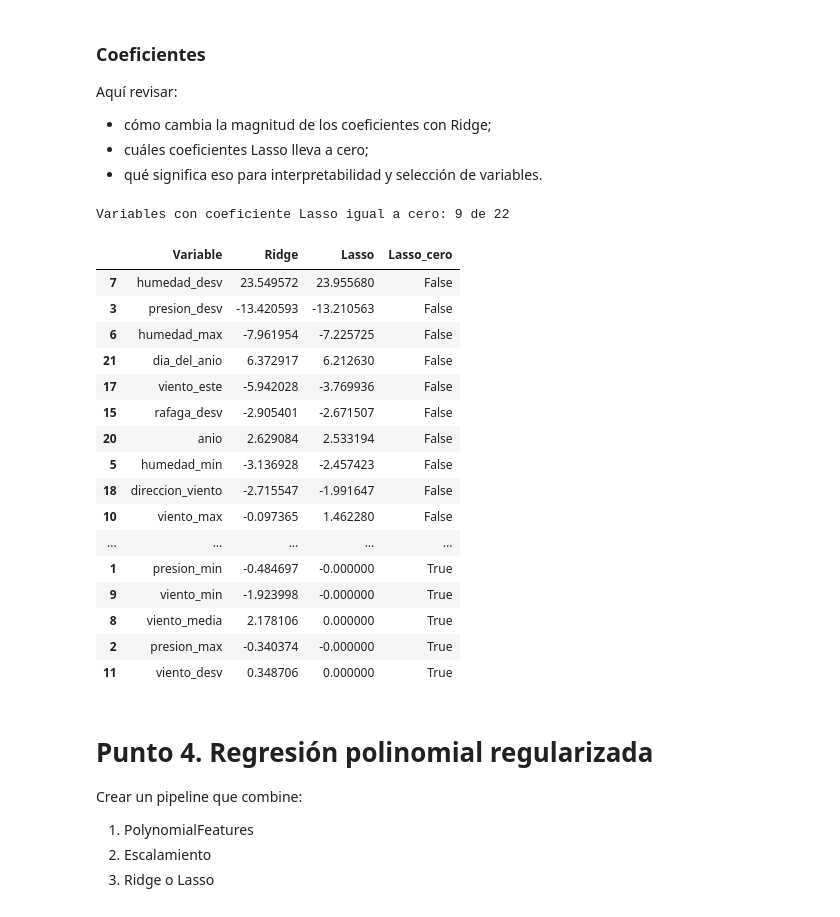
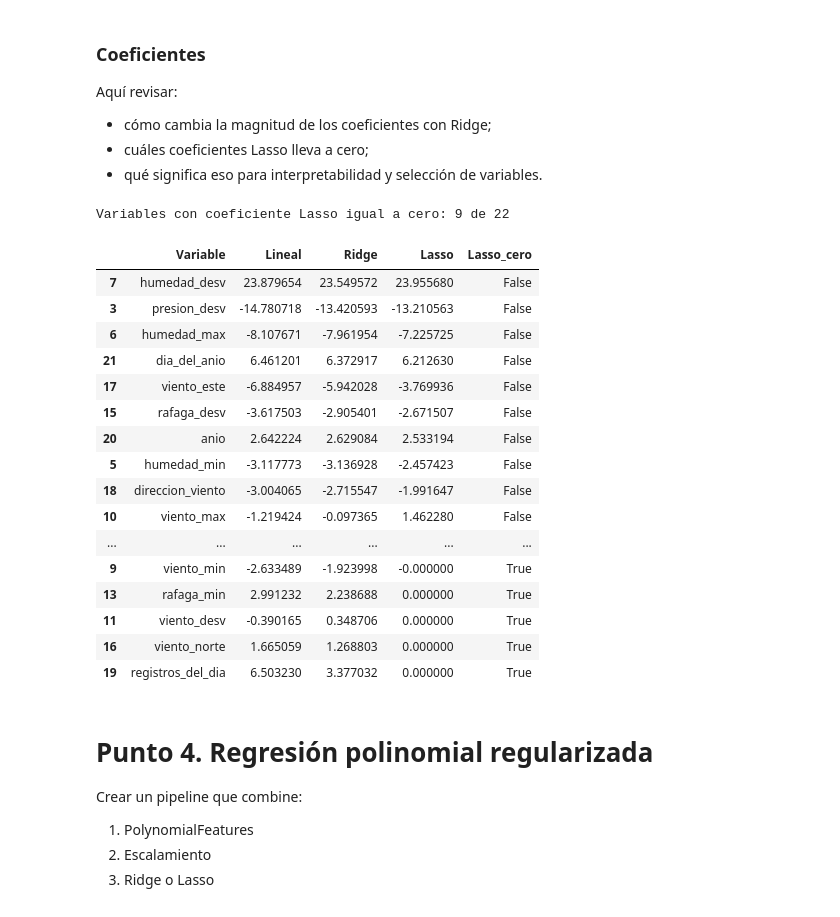
Before and after one commit to vergarave/Lab2_ML, a Jupyter notebook: Laboratorio_2.ipynb, the cells around one changed output. Cells and saved outputs as stored; diff of their text form; code cells hidden in the pictures.

```diff
--- a/Laboratorio_2.ipynb
+++ b/Laboratorio_2.ipynb
@@ -267,4 +265,27 @@ grid_lasso = GridSearchCV(
 )
 grid_lasso.fit(X_train, y_train)
 print("Lasso:", grid_lasso.best_params_, "RMSE CV:", -grid_lasso.best_score_)
+
+pipeline_linear = Pipeline([
+    ("imputer", SimpleImputer(strategy="median")),
+    ("scaler", MinMaxScaler()),
+    ("model", LinearRegression())
+])
+
+linear_cv = cross_validate(
+    pipeline_linear,
+    X_train,
+    y_train,
+    cv=5,
+    scoring="neg_root_mean_squared_error",
+    n_jobs=-1
+)
+linear_cv_rmse = -linear_cv["test_score"]
+pipeline_linear.fit(X_train, y_train)
+
+print(
+    "Lineal sin regularización:",
+    f"RMSE CV medio: {linear_cv_rmse.mean():.4f}",
+    f"| std: {linear_cv_rmse.std():.4f}"
+)
 # %% [output]
@@ -294,6 +316,7 @@ Lasso: {'model__alpha': 0.01, 'scaler': MinMaxScaler()} RMSE CV: 7.2807279172179
 # %% [markdown]
 ### Evaluación en test
 # %%
+best_linear = pipeline_linear
 best_ridge = grid_ridge.best_estimator_
 best_lasso = grid_lasso.best_estimator_
 
@@ -307,6 +330,7 @@ def test_metrics(model, name):
     }
 
 resultados_reg = pd.DataFrame([
+    test_metrics(best_linear, "Lineal"),
     test_metrics(best_ridge, "Ridge"),
     test_metrics(best_lasso, "Lasso")
 ])
@@ -323,37 +348,40 @@ Aquí revisar:
 - cuáles coeficientes Lasso lleva a cero;
 - qué significa eso para interpretabilidad y selección de variables.
 # %%
+coef_linear = best_linear.named_steps["model"].coef_
 coef_lasso = best_lasso.named_steps["model"].coef_
 coef_ridge = best_ridge.named_steps["model"].coef_
 
 coef_df = pd.DataFrame({
     "Variable": X_train.columns,
+    "Lineal": coef_linear,
     "Ridge": coef_ridge,
     "Lasso": coef_lasso
 })
 coef_df["Lasso_cero"] = np.isclose(coef_df["Lasso"], 0.0, atol=1e-8)
 coef_df = coef_df.sort_values("Lasso", key=np.abs, ascending=False)
+
 print(f"Variables con coeficiente Lasso igual a cero: {coef_df['Lasso_cero'].sum()} de {len(coef_df)}")
 coef_df
 # %% [output]
 Variables con coeficiente Lasso igual a cero: 9 de 22
-|  | Variable | Ridge | Lasso | Lasso_cero |
-| 7 | humedad_desv | 23.549572 | 23.955680 | False |
-| 3 | presion_desv | -13.420593 | -13.210563 | False |
-| 6 | humedad_max | -7.961954 | -7.225725 | False |
-| 21 | dia_del_anio | 6.372917 | 6.212630 | False |
-| 17 | viento_este | -5.942028 | -3.769936 | False |
-| 15 | rafaga_desv | -2.905401 | -2.671507 | False |
-| 20 | anio | 2.629084 | 2.533194 | False |
-| 5 | humedad_min | -3.136928 | -2.457423 | False |
-| 18 | direccion_viento | -2.715547 | -1.991647 | False |
-| 10 | viento_max | -0.097365 | 1.462280 | False |
-| ... | ... | ... | ... | ... |
-| 1 | presion_min | -0.484697 | -0.000000 | True |
-| 9 | viento_min | -1.923998 | -0.000000 | True |
-| 8 | viento_media | 2.178106 | 0.000000 | True |
-| 2 | presion_max | -0.340374 | -0.000000 | True |
-| 11 | viento_desv | 0.348706 | 0.000000 | True |
+|  | Variable | Lineal | Ridge | Lasso | Lasso_cero |
+| 7 | humedad_desv | 23.879654 | 23.549572 | 23.955680 | False |
+| 3 | presion_desv | -14.780718 | -13.420593 | -13.210563 | False |
+| 6 | humedad_max | -8.107671 | -7.961954 | -7.225725 | False |
+| 21 | dia_del_anio | 6.461201 | 6.372917 | 6.212630 | False |
+| 17 | viento_este | -6.884957 | -5.942028 | -3.769936 | False |
+| 15 | rafaga_desv | -3.617503 | -2.905401 | -2.671507 | False |
+| 20 | anio | 2.642224 | 2.629084 | 2.533194 | False |
+| 5 | humedad_min | -3.117773 | -3.136928 | -2.457423 | False |
+| 18 | direccion_viento | -3.004065 | -2.715547 | -1.991647 | False |
+| 10 | viento_max | -1.219424 | -0.097365 | 1.462280 | False |
+| ... | ... | ... | ... | ... | ... |
+| 9 | viento_min | -2.633489 | -1.923998 | -0.000000 | True |
+| 13 | rafaga_min | 2.991232 | 2.238688 | 0.000000 | True |
+| 11 | viento_desv | -0.390165 | 0.348706 | 0.000000 | True |
+| 16 | viento_norte | 1.665059 | 1.268803 | 0.000000 | True |
+| 19 | registros_del_dia | 6.503230 | 3.377032 | 0.000000 | True |
 # %% [markdown]
 # Punto 4. Regresión polinomial regularizada
 
```
Also changed, not shown: parts of 14 cells of this notebook.
